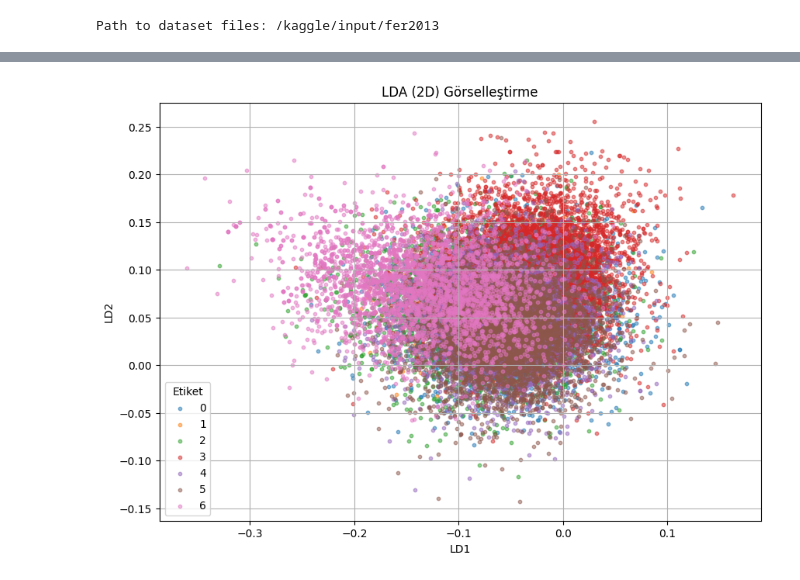
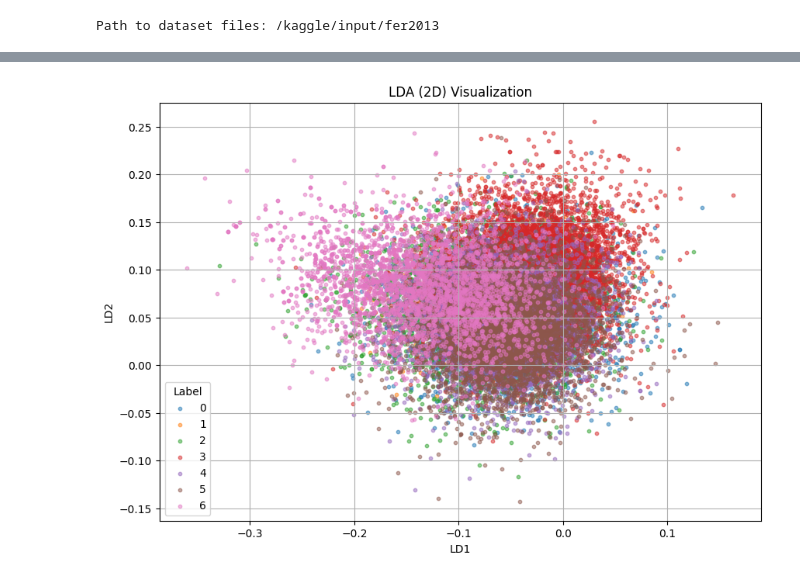
Before and after one commit to Reqoda/facial-expression-recognition, a Jupyter notebook: notebooks/project_notebook.ipynb, the cells around one changed output, grey strips where cells are left out. Cells and saved outputs as stored; diff of their text form; code cells hidden in the pictures.

```diff
--- a/notebooks/project_notebook.ipynb
+++ b/notebooks/project_notebook.ipynb
@@ -160,13 +171,13 @@ X_test_lda = np.dot(X_test, lda_projection_matrix)
 # %%
 plt.figure(figsize=(10, 7))
 for label in np.unique(y_train):
     idx = y_train == label
     plt.scatter(X_train_lda[idx, 0], X_train_lda[idx, 1], label=label, alpha=0.5, s=10)
-plt.legend(title="Etiket")
-plt.title("LDA (2D) Görselleştirme")
+plt.legend(title="Label")
+plt.title("LDA (2D) Visualization")
 plt.xlabel("LD1")
 plt.ylabel("LD2")
 plt.grid(True)
 plt.show()
 # %% [output]
-[figure, old version]
+[figure, new version]
```
Also changed, not shown: parts of 17 cells of this notebook.
